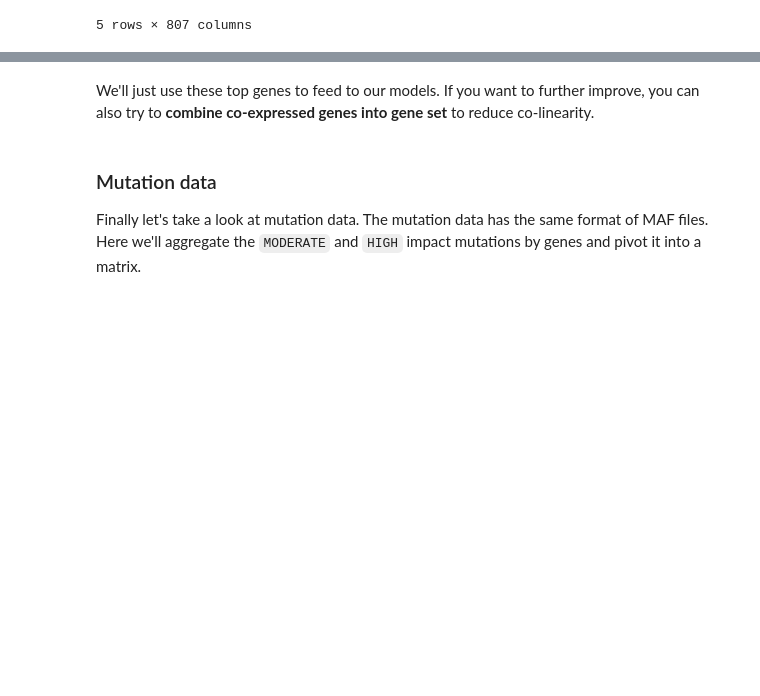
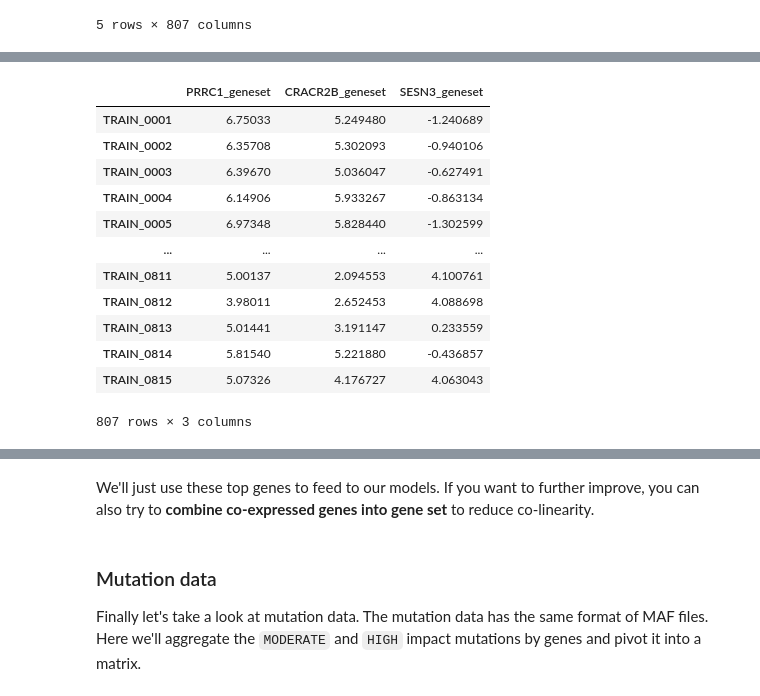
Before and after one commit to nmrapoport/genomics_project, a Jupyter notebook: lung_cancer_shap.ipynb, the cells around one changed output, grey strips where cells are left out. Saved outputs shown, nothing was run; the diff lists cells and outputs as text; code cells hidden in the pictures; blank space fills up the shorter version.

```diff
--- a/lung_cancer_shap.ipynb
+++ b/lung_cancer_shap.ipynb
@@ -224,21 +260,36 @@ coexp_set = pd.DataFrame({"cluster": hc.fcluster(linkage, 0.25,"distance"),
 # %%
 def create_coexp_ge_features(ge, coexp_set, min_gene_set=10):
     geneset_size = coexp_set.groupby("cluster").size()
     geneset_size = geneset_size[geneset_size >= min_gene_set]
 
     coexp_set_ = coexp_set.set_index("cluster", drop=True)
 
     tmp = {}
     for gs in geneset_size.index.values:
         genes = coexp_set_.loc[gs].gene.values
         if geneset_size[gs] <= 5:
             gsname = "_".join(list(genes))
         else:
             gsname = genes[0] + "_" + "geneset"
 
         tmp[gsname] = ge.loc[genes].mean(axis=0)
 
     return pd.DataFrame(tmp)
+create_coexp_ge_features(ge_train, coexp_set)
+# %% [output]
+|  | PRRC1_geneset | CRACR2B_geneset | SESN3_geneset |
+| TRAIN_0001 | 6.75033 | 5.249480 | -1.240689 |
+| TRAIN_0002 | 6.35708 | 5.302093 | -0.940106 |
+| TRAIN_0003 | 6.39670 | 5.036047 | -0.627491 |
+| TRAIN_0004 | 6.14906 | 5.933267 | -0.863134 |
+| TRAIN_0005 | 6.97348 | 5.828440 | -1.302599 |
+| ... | ... | ... | ... |
+| TRAIN_0811 | 5.00137 | 2.094553 | 4.100761 |
+| TRAIN_0812 | 3.98011 | 2.652453 | 4.088698 |
+| TRAIN_0813 | 5.01441 | 3.191147 | 0.233559 |
+| TRAIN_0814 | 5.81540 | 5.221880 | -0.436857 |
+| TRAIN_0815 | 5.07326 | 4.176727 | 4.063043 |
+807 rows × 3 columns
 # %%
 ge_train_feat = create_coexp_ge_features(ge_train, coexp_set)
 ge_test_feat = create_coexp_ge_features(ge_test, coexp_set)
```
Also changed, not shown: parts of 31 cells of this notebook.
